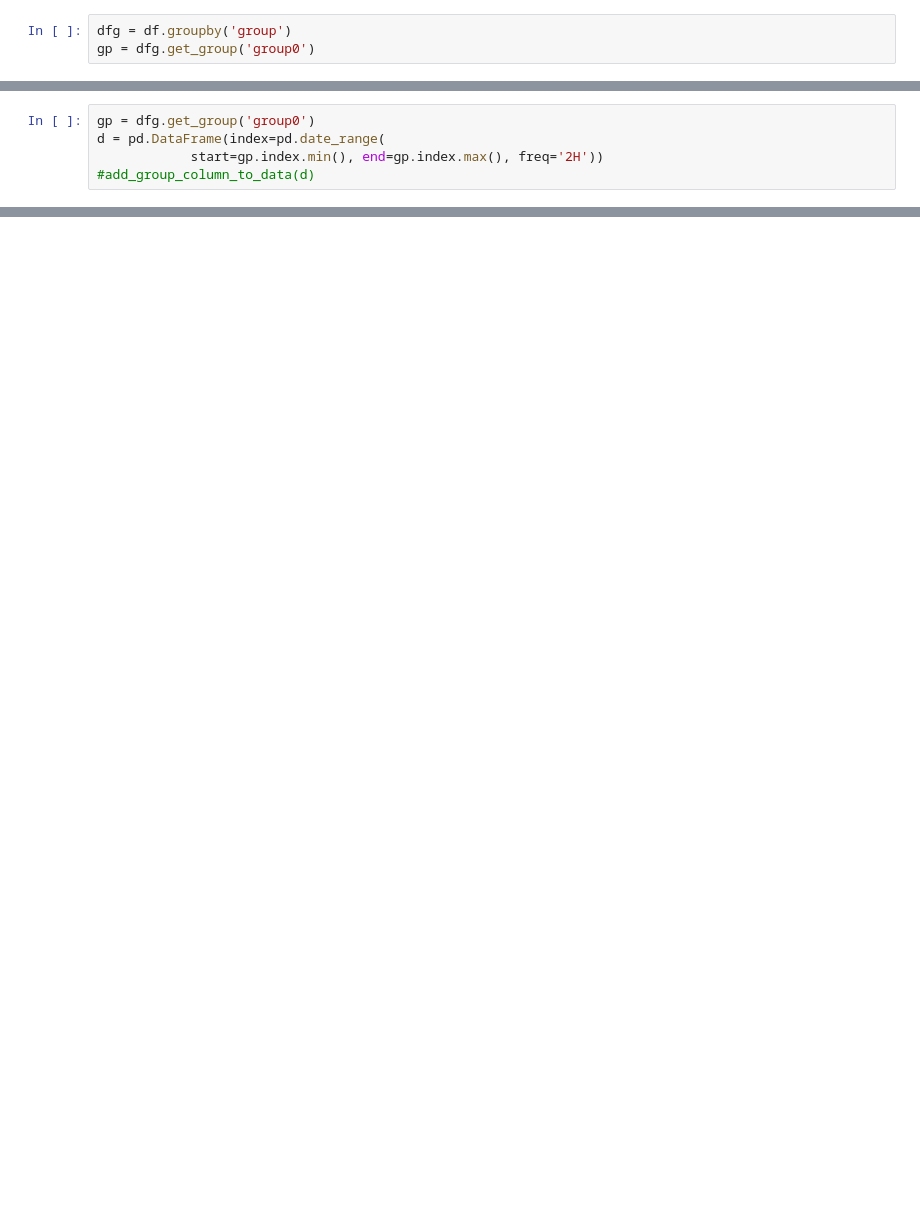
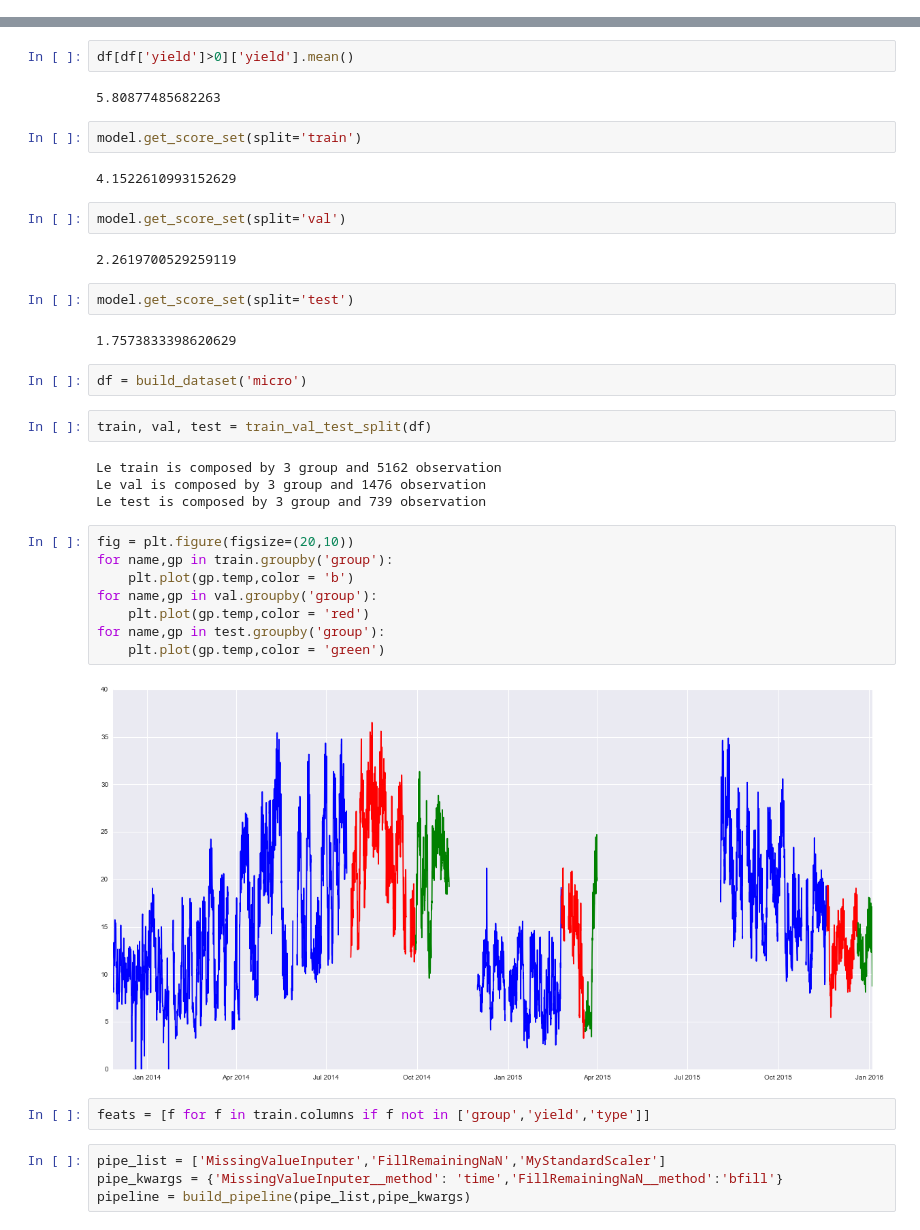
Before and after one commit to cthorey/fognet, a Jupyter notebook: design_data.ipynb, the cells around one changed output, grey strips where cells are left out. Saved outputs shown, nothing was run; the diff lists cells and outputs as text; blank space fills up the shorter version.

```diff
--- a/design_data.ipynb
+++ b/design_data.ipynb
@@ -81,3 +0,0 @@ set(gp1.group)
-# %%
-dfg = df.groupby('group')
-gp = dfg.get_group('group0')
@@ -89,5 +0,0 @@ newgp = d.join(gp,how='left')
-# %%
-gp = dfg.get_group('group0')
-d = pd.DataFrame(index=pd.date_range(
-            start=gp.index.min(), end=gp.index.max(), freq='2H'))
-#add_group_column_to_data(d)
@@ -270,0 +159,40 @@ array([      1,       4,       9, ..., 3988009, 3992004, 3996001])
+# %%
+df[df['yield']>0]['yield'].mean()
+# %% [output]
+5.80877485682263
+# %%
+model.get_score_set(split='train')
+# %% [output]
+4.1522610993152629
+# %%
+model.get_score_set(split='val')
+# %% [output]
+2.2619700529259119
+# %%
+model.get_score_set(split='test')
+# %% [output]
+1.7573833398620629
+# %%
+df = build_dataset('micro')
+# %%
+train, val, test = train_val_test_split(df)
+# %% [output]
+Le train is composed by 3 group and 5162 observation
+Le val is composed by 3 group and 1476 observation
+Le test is composed by 3 group and 739 observation
+# %%
+fig = plt.figure(figsize=(20,10))
+for name,gp in train.groupby('group'):
+    plt.plot(gp.temp,color = 'b')
+for name,gp in val.groupby('group'):
+    plt.plot(gp.temp,color = 'red')
+for name,gp in test.groupby('group'):
+    plt.plot(gp.temp,color = 'green')
+# %% [output]
+[figure, added]
+# %%
+feats = [f for f in train.columns if f not in ['group','yield','type']]
+# %%
+pipe_list = ['MissingValueInputer','FillRemainingNaN','MyStandardScaler']
+pipe_kwargs = {'MissingValueInputer__method': 'time','FillRemainingNaN__method':'bfill'}
+pipeline = build_pipeline(pipe_list,pipe_kwargs)
```
Also changed, not shown: parts of 71 cells of this notebook, 10 other files.
